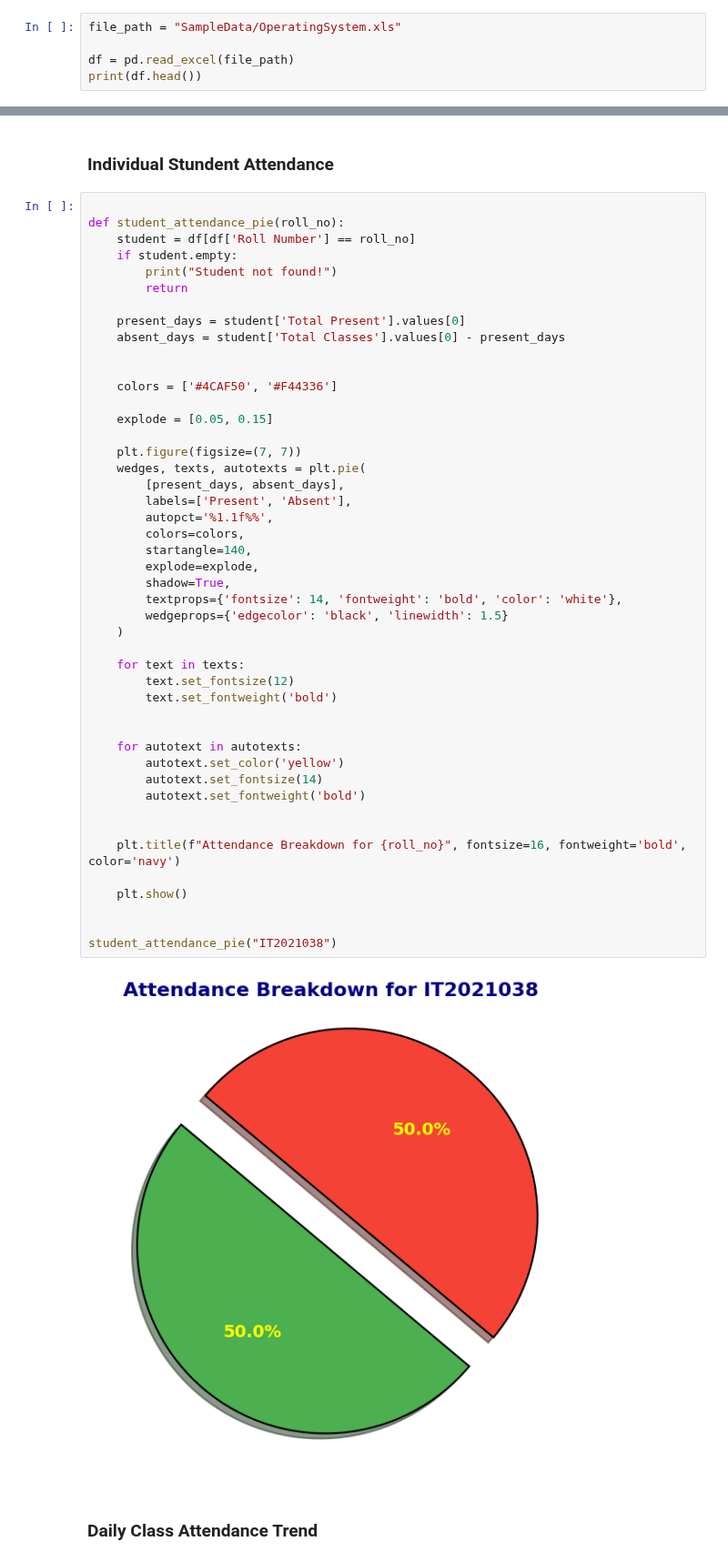
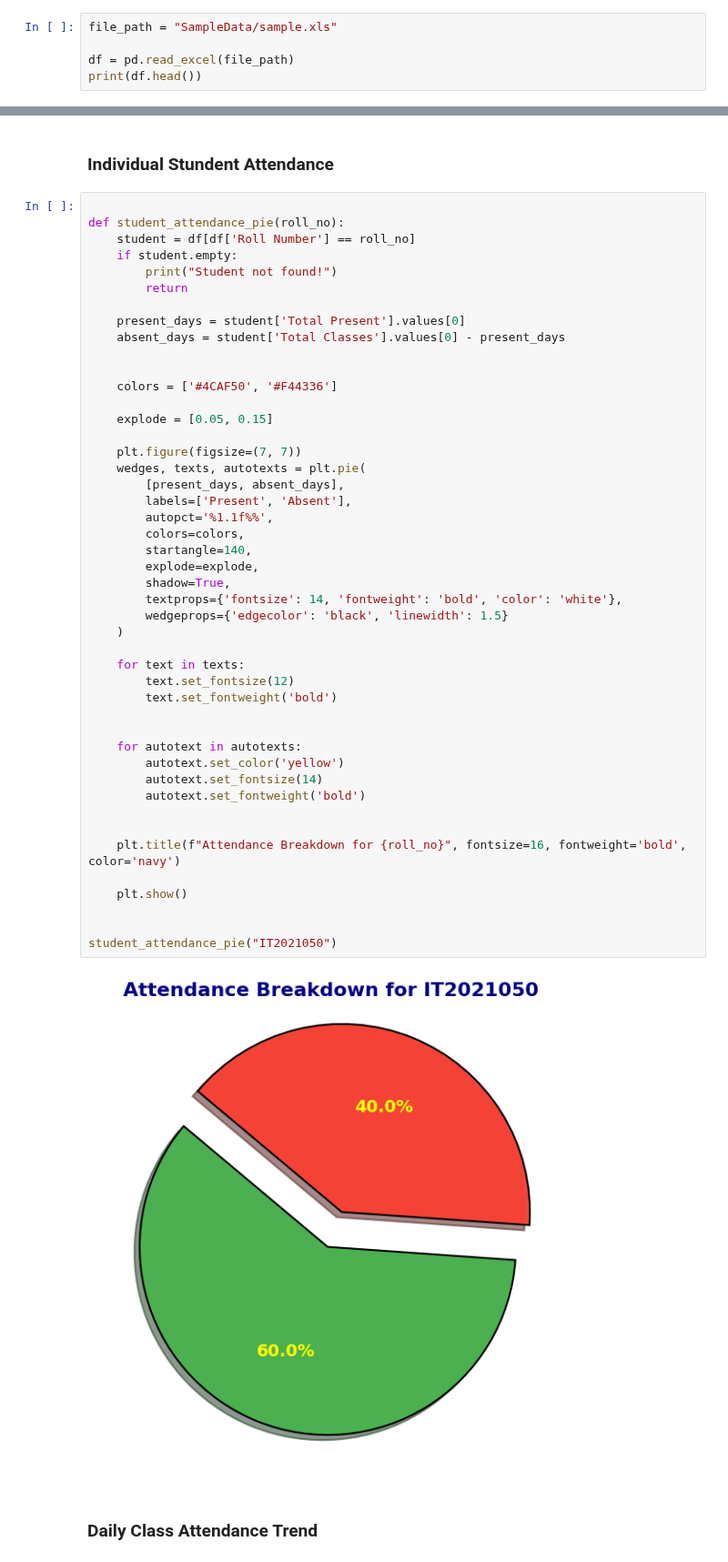
Before and after one commit to heroroy/AttendEase_UserGuide, a Jupyter notebook: dataAnalysis.ipynb, the cells around one changed output, grey strips where cells are left out. Shown at 91% size. Saved outputs shown, nothing was run; the diff lists cells and outputs as text.

```diff
--- a/dataAnalysis.ipynb
+++ b/dataAnalysis.ipynb
@@ -9,7 +9,7 @@ import seaborn as sns
 # %% [markdown]
 ### Load file
 # %%
-file_path = "SampleData/OperatingSystem.xls"
+file_path = "SampleData/sample.xls"
 
 df = pd.read_excel(file_path)
 print(df.head())
@@ -121,35 +188,35 @@ def student_attendance_pie(roll_no):
     plt.figure(figsize=(7, 7))
     wedges, texts, autotexts = plt.pie(
         [present_days, absent_days],
         labels=['Present', 'Absent'],
         autopct='%1.1f%%',
         colors=colors,
         startangle=140,
         explode=explode,
         shadow=True,
         textprops={'fontsize': 14, 'fontweight': 'bold', 'color': 'white'},
         wedgeprops={'edgecolor': 'black', 'linewidth': 1.5}
     )
 
     for text in texts:
         text.set_fontsize(12)
         text.set_fontweight('bold')
 
 
     for autotext in autotexts:
         autotext.set_color('yellow')
         autotext.set_fontsize(14)
         autotext.set_fontweight('bold')
 
 
     plt.title(f"Attendance Breakdown for {roll_no}", fontsize=16, fontweight='bold', color='navy')
 
     plt.show()
 
 
-student_attendance_pie("IT2021038")
+student_attendance_pie("IT2021050")
 # %% [output]
-[figure, old version]
+[figure, new version]
 # %% [markdown]
 ### Daily Class Attendance Trend
 # %%
```
Also changed, not shown: parts of 10 cells of this notebook, 1 other file.
